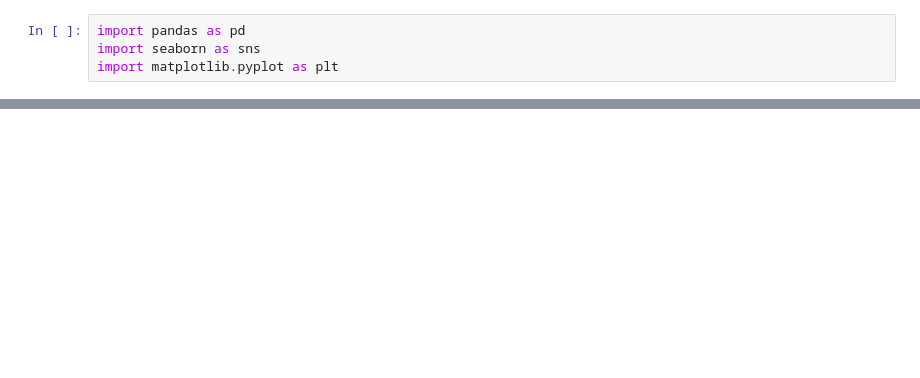
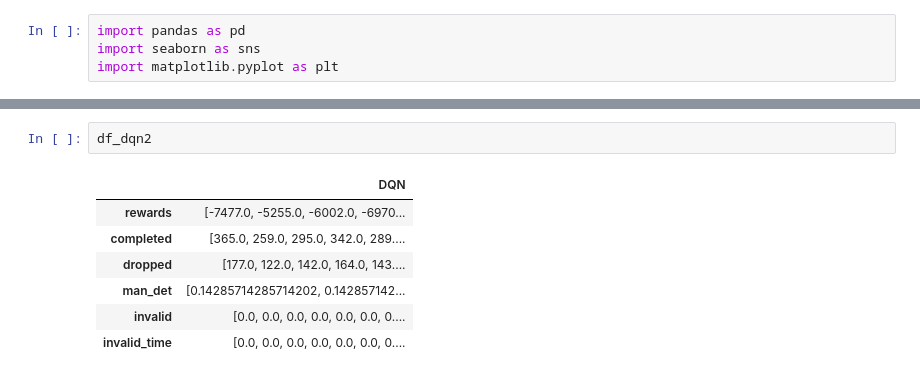
Before and after one commit to tedinspace/stat184-final-project, a Jupyter notebook: scripts/experiments/plots/ql-plotting.ipynb, the cells around one changed output, grey strips where cells are left out. Cells and saved outputs as stored; diff of their text form; blank space fills up the shorter version.

```diff
--- a/scripts/experiments/plots/ql-plotting.ipynb
+++ b/scripts/experiments/plots/ql-plotting.ipynb
@@ -129,0 +191,10 @@ plt.show()
+# %%
+df_dqn2
+# %% [output]
+|  | DQN |
+| rewards | [-7477.0, -5255.0, -6002.0, -6970... |
+| completed | [365.0, 259.0, 295.0, 342.0, 289.... |
+| dropped | [177.0, 122.0, 142.0, 164.0, 143.... |
+| man_det | [0.14285714285714202, 0.142857142... |
+| invalid | [0.0, 0.0, 0.0, 0.0, 0.0, 0.0, 0.... |
+| invalid_time | [0.0, 0.0, 0.0, 0.0, 0.0, 0.0, 0.... |
```
Also changed, not shown: parts of 7 cells of this notebook, 18 other files.
